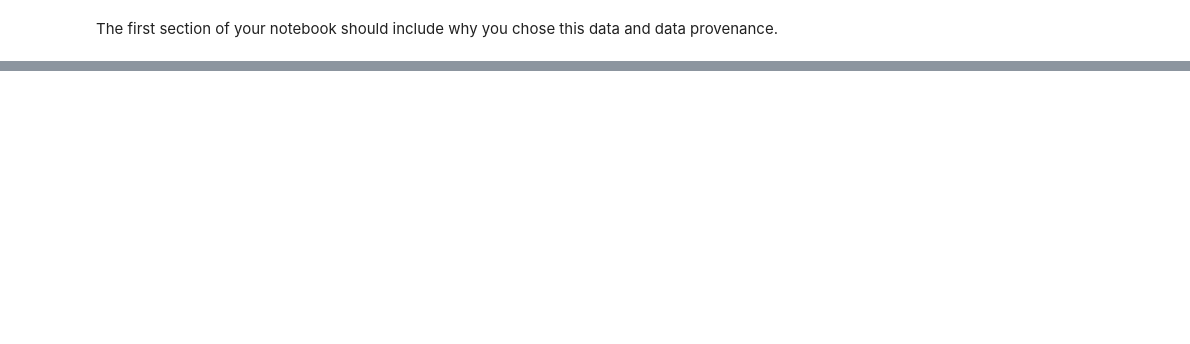
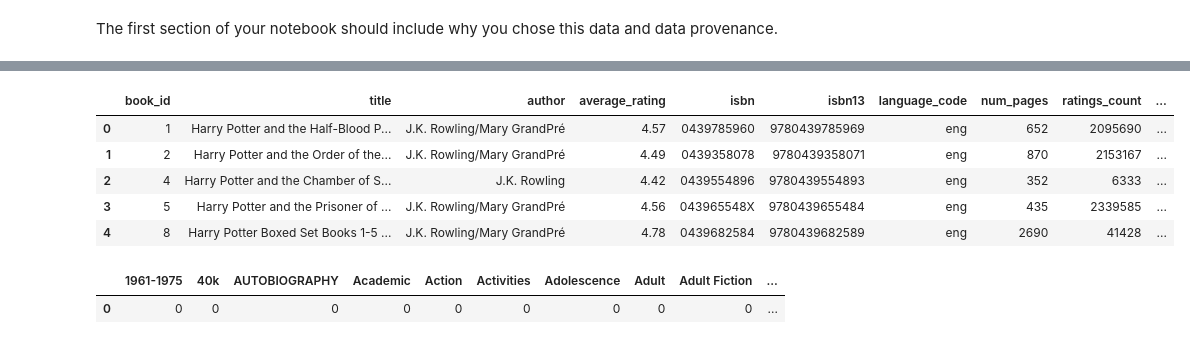
Before and after one commit to eva-butler/DS4003_evabutler, a Jupyter notebook: goodReadsData.ipynb, the cells around one changed output, grey strips where cells are left out. Saved outputs shown, nothing was run; the diff lists cells and outputs as text; code cells hidden in the pictures; blank space fills up the shorter version.

```diff
--- a/goodReadsData.ipynb
+++ b/goodReadsData.ipynb
@@ -18,0 +160,27 @@ grd.head()
+# %%
+#the purpose of this is to eliminate genre columns that basically have the same meaning. Something like Fantasy and Fantasy, childrens
+#i just want those to be grouped into fantasy
+#traverse through all of the columns
+for col in grdwg.columns:
+    #if there is a , in the column name
+    if ',' in col:
+        new_col_name = col.split(',')[0]  #then keep the part of the string that comes before the comma
+        grdwg.rename(columns={col: new_col_name}, inplace=True) #rename the column that contained the comma
+#see the results...now there are repeat column names...next step is to remove the repeats
+grdwg.head()
+# %% [output]
+|  | book_id | title | author | average_rating | isbn | isbn13 | language_code | num_pages | ratings_count | ... |
+| 0 | 1 | Harry Potter and the Half-Blood P... | J.K. Rowling/Mary GrandPré | 4.57 | 0439785960 | 9780439785969 | eng | 652 | 2095690 | ... |
+| 1 | 2 | Harry Potter and the Order of the... | J.K. Rowling/Mary GrandPré | 4.49 | 0439358078 | 9780439358071 | eng | 870 | 2153167 | ... |
+| 2 | 4 | Harry Potter and the Chamber of S... | J.K. Rowling | 4.42 | 0439554896 | 9780439554893 | eng | 352 | 6333 | ... |
+| 3 | 5 | Harry Potter and the Prisoner of ... | J.K. Rowling/Mary GrandPré | 4.56 | 043965548X | 9780439655484 | eng | 435 | 2339585 | ... |
+| 4 | 8 | Harry Potter Boxed Set Books 1-5 ... | J.K. Rowling/Mary GrandPré | 4.78 | 0439682584 | 9780439682589 | eng | 2690 | 41428 | ... |
+# %%
+#group the columns with common names and add their corresponding row values together. (this ensures that if one of the columns
+#contained a 1, then the final column will contain a positive integer)
+grdwg = grdwg.groupby(grdwg.columns, axis=1).sum()
+#look at the column names now
+grdwg.head(1)
+# %% [output]
+|  | 1961-1975 | 40k | AUTOBIOGRAPHY | Academic | Action | Activities | Adolescence | Adult | Adult Fiction | ... |
+| 0 | 0 | 0 | 0 | 0 | 0 | 0 | 0 | 0 | 0 | ... |
```
Also changed, not shown: parts of 18 cells of this notebook, 5 other files.
